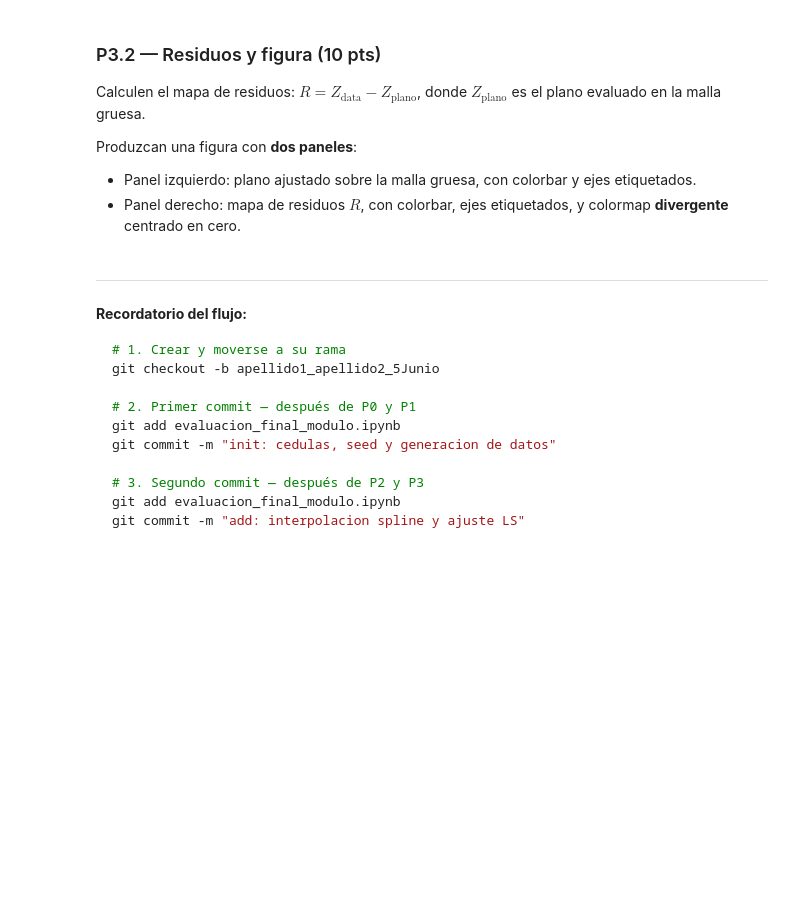
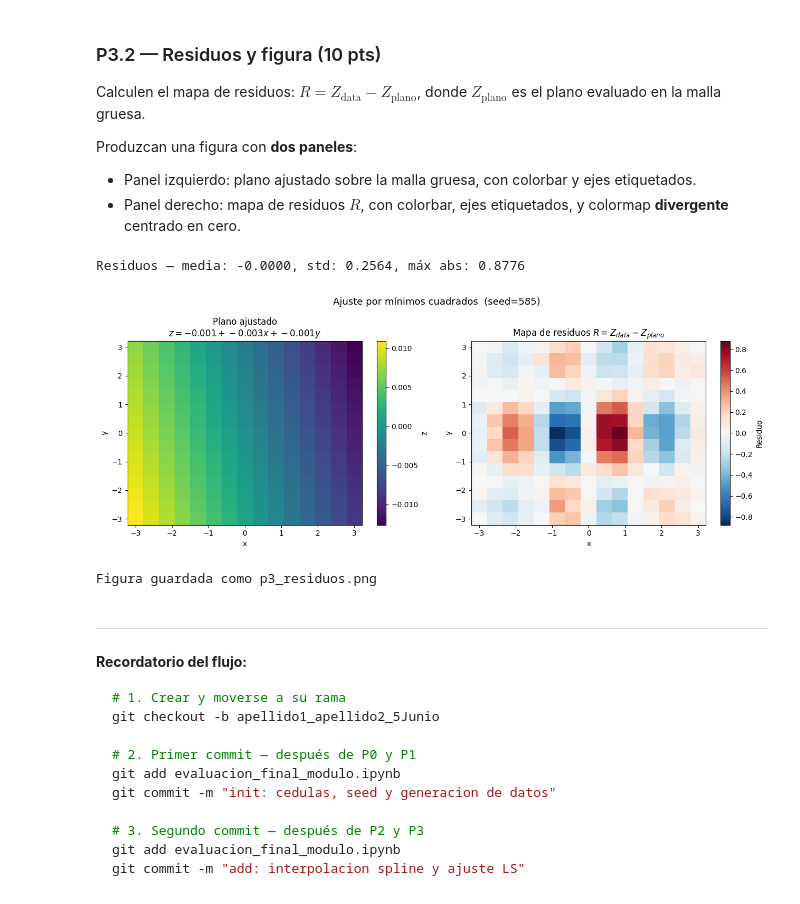
Before and after one commit to manubastidas/programacionCientifica, a Jupyter notebook: Evaluacion/Delgado_Moreno_evaluacion1.ipynb, the cells around one changed output. Drawn from its saved outputs; the diff is of its cells as text; code cells hidden in the pictures; blank space fills up the shorter version.

```diff
--- a/Evaluacion/Delgado_Moreno_evaluacion1.ipynb
+++ b/Evaluacion/Delgado_Moreno_evaluacion1.ipynb
@@ -203,4 +272,21 @@ Ajusten un **plano** $z = c_0 + c_1 x + c_2 y$ a los 225 puntos de la malla usan
 
 Construyan la matriz $A$, resuelvan el sistema normal con `np.linalg.lstsq`, e impriman los coeficientes $c_0, c_1, c_2$ con 4 decimales.
 # %%
-# TODO P3.1: construcción de A y ajuste por mínimos cuadrados
+# P3.1: construcción de A y ajuste por mínimos cuadrados
+# Aplanar coordenadas y datos
+x_flat = X_raw.ravel()      # (225,)
+y_flat = Y_raw.ravel()      # (225,)
+z_flat = Z_data.ravel()     # (225,)
+
+# Construir la matriz de diseño A: columnas [1, x, y]
+A = np.column_stack([np.ones_like(x_flat), x_flat, y_flat])  # (225, 3)
+print(f"Forma de A: {A.shape}")
+
+# Resolver por mínimos cuadrados
+coef, residuals, rank, sv = np.linalg.lstsq(A, z_flat, rcond=None)
+c0, c1, c2 = coef
+
+print(f"\nCoeficientes del plano ajustado  z = c0 + c1·x + c2·y:")
+print(f"  c0 = {c0:.4f}   (intercepto)")
+print(f"  c1 = {c1:.4f}   (pendiente en x)")
+print(f"  c2 = {c2:.4f}   (pendiente en y)")
@@ -213,7 +306,42 @@ Produzcan una figura con **dos paneles**:
 - Panel izquierdo: plano ajustado sobre la malla gruesa, con colorbar y ejes etiquetados.
 - Panel derecho: mapa de residuos $R$, con colorbar, ejes etiquetados, y colormap **divergente** centrado en cero.
 # %%
-# TODO P3.2: plano ajustado y mapa de residuos
+# P3.2: plano ajustado y mapa de residuos
+# Evaluar el plano en la malla gruesa
+Z_plane = c0 + c1 * X_raw + c2 * Y_raw   # (15,15)
+
+# Mapa de residuos
+R = Z_data - Z_plane
+
+print(f"Residuos — media: {R.mean():.4f}, std: {R.std():.4f}, máx abs: {np.abs(R).max():.4f}")
+
+fig, axes = plt.subplots(1, 2, figsize=(13, 5))
+
+# Panel izquierdo: plano ajustado
+im1 = axes[0].pcolormesh(X_raw, Y_raw, Z_plane, cmap='viridis', shading='auto')
+axes[0].set_xlabel('x')
+axes[0].set_ylabel('y')
+axes[0].set_title(f'Plano ajustado\n$z = {c0:.3f} + {c1:.3f}x + {c2:.3f}y$')
+fig.colorbar(im1, ax=axes[0], label='z')
+
+# Panel derecho: mapa de residuos (colormap divergente centrado en 0)
+vlim = np.abs(R).max()
+im2 = axes[1].pcolormesh(X_raw, Y_raw, R, cmap='RdBu_r',
+                          vmin=-vlim, vmax=vlim, shading='auto')
+axes[1].set_xlabel('x')
+axes[1].set_ylabel('y')
+axes[1].set_title('Mapa de residuos $R = Z_{data} - Z_{plano}$')
+fig.colorbar(im2, ax=axes[1], label='Residuo')
+
+plt.suptitle(f'Ajuste por mínimos cuadrados  (seed={seed})', fontsize=13)
+plt.tight_layout()
+plt.savefig('p3_residuos.png', dpi=120, bbox_inches='tight')
+plt.show()
+print("Figura guardada como p3_residuos.png")
+# %% [output]
+Residuos — media: -0.0000, std: 0.2564, máx abs: 0.8776
+[figure, added]
+Figura guardada como p3_residuos.png
 # %% [markdown]
 ---
 **Recordatorio del flujo:**
```
Also changed, not shown: parts of 7 cells of this notebook.
